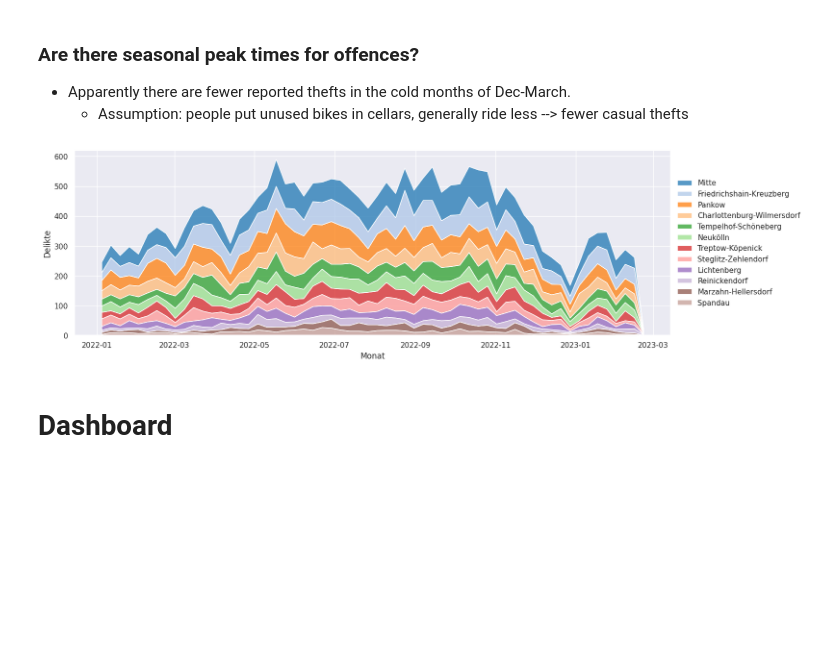
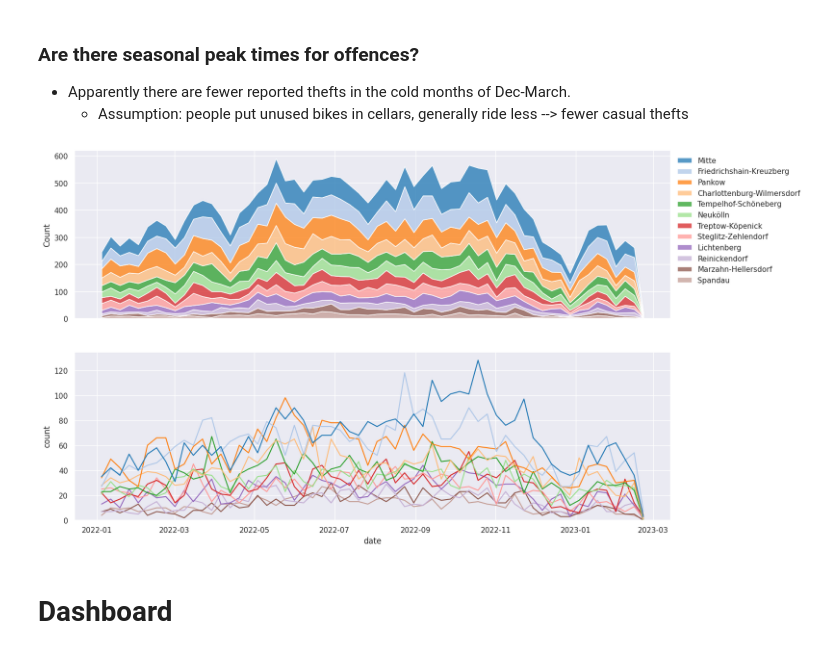
Before and after one commit to adrian-baumann/application_challenge, a Jupyter notebook: exploration.ipynb, the cells around one changed output. Saved outputs shown, nothing was run; the diff lists cells and outputs as text; code cells hidden in the pictures; blank space fills up the shorter version.

```diff
--- a/exploration.ipynb
+++ b/exploration.ipynb
@@ -430,33 +392,49 @@ merged_df.groupby(["ART_DES_FAHRRADS"]).agg(
 - Apparently there are fewer reported thefts in the cold months of Dec-March.
     - Assumption: people put unused bikes in cellars, generally ride less --> fewer casual thefts
 # %%
-fig, ax = plt.subplots()
+fig, (ax1, ax2) = plt.subplots(nrows=2, figsize=(16, 10))
 sns.histplot(
-    ax=ax,
+    ax=ax1,
     data=merged_df,
     x="TATZEIT_ANFANG_DATUM",
     element="poly",
     hue="BEZIRK",
     hue_order=merged_df.groupby("BEZIRK")
     .agg({"LOR": "count"})
     .sort_values(by="LOR", ascending=False)
     .index.to_list(),
     multiple="stack",
     binwidth=7,
     palette=sns.color_palette("tab20"),
 )
+sns.histplot(
+    ax=ax2,
+    data=merged_df,
+    x="TATZEIT_ANFANG_DATUM",
+    element="poly",
+    fill=False,
+    hue="BEZIRK",
+    hue_order=merged_df.groupby("BEZIRK")
+    .agg({"LOR": "count"})
+    .sort_values(by="LOR", ascending=False)
+    .index.to_list(),
+    binwidth=7,
+    palette=sns.color_palette("tab20"),
+    legend=False,
+)
 sns.move_legend(
-    ax,
-    "center left",
-    bbox_to_anchor=(1, 0.5),
+    ax1,
+    "upper left",
+    bbox_to_anchor=(1, 1),
     title=None,
     frameon=False,
 )
-plt.xlabel("Month")
-plt.ylabel("Count")
+ax1.set(xlabel=None, xticklabels=[])
+plt.xlabel("date")
+plt.ylabel("count")
 plt.show()
 # %% [output]
-[figure, old version]
+[figure, new version]
 # %% [markdown]
 # Dashboard
 # %% [markdown]
```
Also changed, not shown: parts of 15 cells of this notebook.
